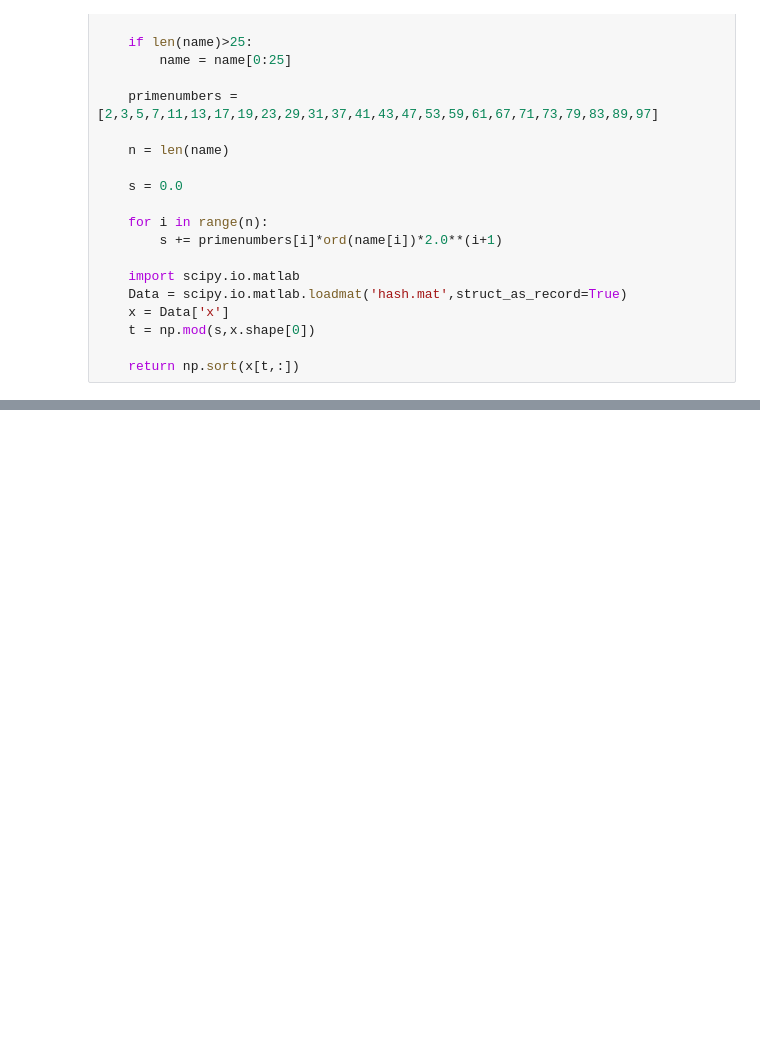
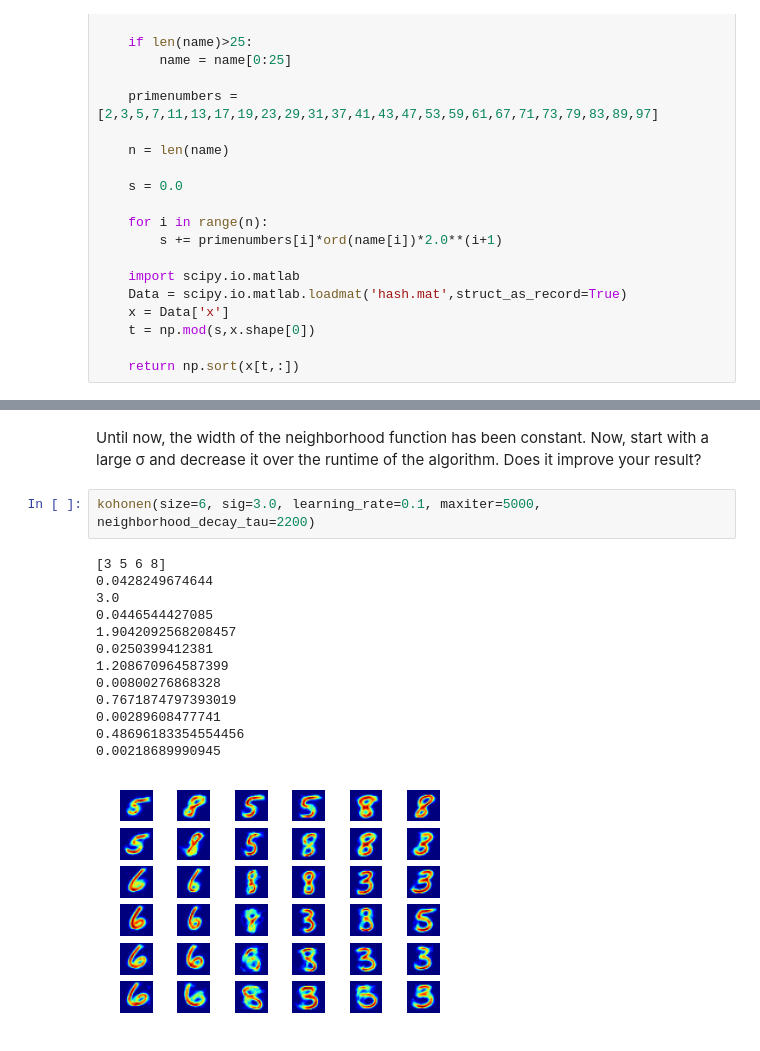
Before and after one commit to PaluchowskiMatthew/GuacOverflow, a Jupyter notebook: Project 1/miniproject1_data/Kohonen MiniProject 1.ipynb, the cells around one changed output, grey strips where cells are left out. Cells and saved outputs as stored; diff of their text form; blank space fills up the shorter version.

```diff
--- a/Project 1/miniproject1_data/Kohonen MiniProject 1.ipynb
+++ b/Project 1/miniproject1_data/Kohonen MiniProject 1.ipynb
@@ -171,0 +213,20 @@ kohonen()
+# %% [markdown]
+Until now, the width of the neighborhood function has been constant. Now, start
+with a large σ and decrease it over the runtime of the algorithm. Does it improve
+your result?
+# %%
+kohonen(size=6, sig=3.0, learning_rate=0.1, maxiter=5000, neighborhood_decay_tau=2200)
+# %% [output]
+[3 5 6 8]
+0.0428249674644
+3.0
+0.0446544427085
+1.9042092568208457
+0.0250399412381
+1.208670964587399
+0.00800276868328
+0.7671874797393019
+0.00289608477741
+0.48696183354554456
+0.00218689990945
+[figure, added]
```
Also changed, not shown: parts of 8 cells of this notebook, 1 other file.
